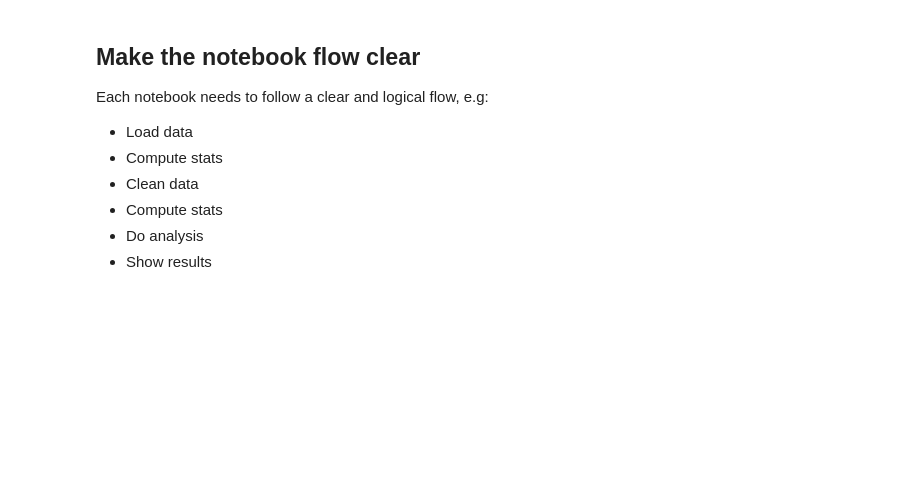
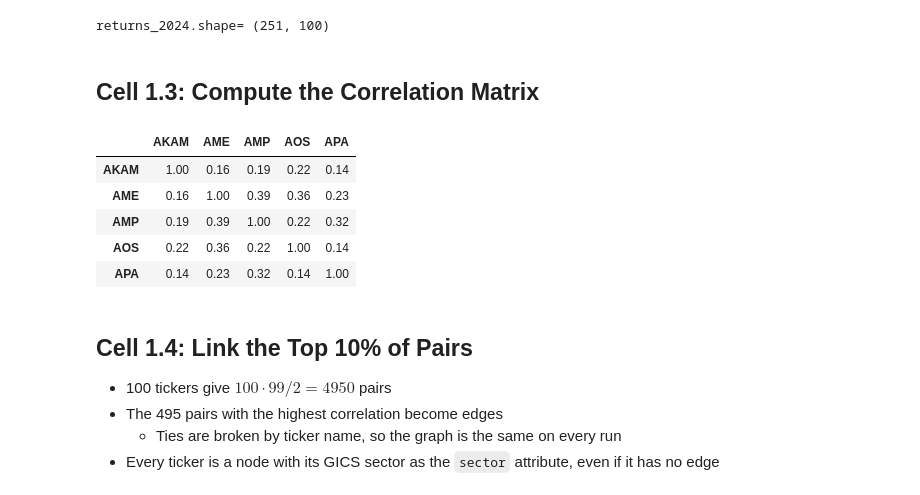
Before and after one commit to umdHSacks/gpsaggese.github.io, a Jupyter notebook: class_project/data605/Fall2026/projects/UmdTask959_DATA605_Fall2026_NetworkX_Link_Prediction_in_a_Stock_Correlation_Network/networkx.example.ipynb, the cells around one changed output. Saved outputs shown, nothing was run; the diff lists cells and outputs as text; code cells hidden in the pictures; blank space fills up the shorter version.

```diff
--- a/class_project/data605/Fall2026/projects/UmdTask959_DATA605_Fall2026_NetworkX_Link_Prediction_in_a_Stock_Correlation_Network/networkx.example.ipynb
+++ b/class_project/data605/Fall2026/projects/UmdTask959_DATA605_Fall2026_NetworkX_Link_Prediction_in_a_Stock_Correlation_Network/networkx.example.ipynb
@@ -31,36 +68,33 @@ import logging
 # %%
-# # To install additional packages, use:
-# import helpers.hmodule as hmodule
-# hmodule.install_module_if_not_present(
-#     ["pycaret"],
-#     use_activate=True,
-#     use_sudo=False,
-#     venv_path="/opt/venv",
-# )
+# Compute the daily log returns of the first year.
+returns_2024 = utils.compute_log_returns(prices, 2024)
+
+print("returns_2024.shape=", returns_2024.shape)
+# Outcome: 251 daily returns, one fewer than the 252 trading days of 2024.
+# %% [output]
+returns_2024.shape= (251, 100)
+# %% [markdown]
+## Cell 1.3: Compute the Correlation Matrix
 # %%
-# Use this for most notebooks.
-import helpers.hdbg as hdbg
-import helpers.hnotebook as hnotebook
+# Compute the Pearson correlation of every pair of tickers.
+corr_2024 = utils.compute_correlation(returns_2024)
 
-_LOG = logging.getLogger(__name__)
-
-# Initialize notebook configuration and logging.
-hdbg.init_logger(verbosity=logging.INFO)
-hnotebook.config_notebook()
-
-# Convert `display` into `print()`.
-try:
-    from IPython.display import display
-except ImportError:
-    display = print  # type: ignore
+display(corr_2024.iloc[:5, :5].round(2))
+# Outcome: a 100 x 100 symmetric matrix with ones on the diagonal; most pairs
+# are weakly positive.
+# %% [output]
+|  | AKAM | AME | AMP | AOS | APA |
+| AKAM | 1.00 | 0.16 | 0.19 | 0.22 | 0.14 |
+| AME | 0.16 | 1.00 | 0.39 | 0.36 | 0.23 |
+| AMP | 0.19 | 0.39 | 1.00 | 0.22 | 0.32 |
+| AOS | 0.22 | 0.36 | 0.22 | 1.00 | 0.14 |
+| APA | 0.14 | 0.23 | 0.32 | 0.14 | 1.00 |
 # %% [markdown]
-## Make the notebook flow clear
+## Cell 1.4: Link the Top 10% of Pairs
 
-Each notebook needs to follow a clear and logical flow, e.g:
-- Load data
-- Compute stats
-- Clean data
-- Compute stats
-- Do analysis
-- Show results
+- 100 tickers give $100 \cdot 99 / 2 = 4950$ pairs
+- The 495 pairs with the highest correlation become edges
+  - Ties are broken by ticker name, so the graph is the same on every run
+- Every ticker is a node with its GICS sector as the `sector` attribute, even if
+  it has no edge
 # %%
```
Also changed, not shown: parts of 18 cells of this notebook, 5 other files.
